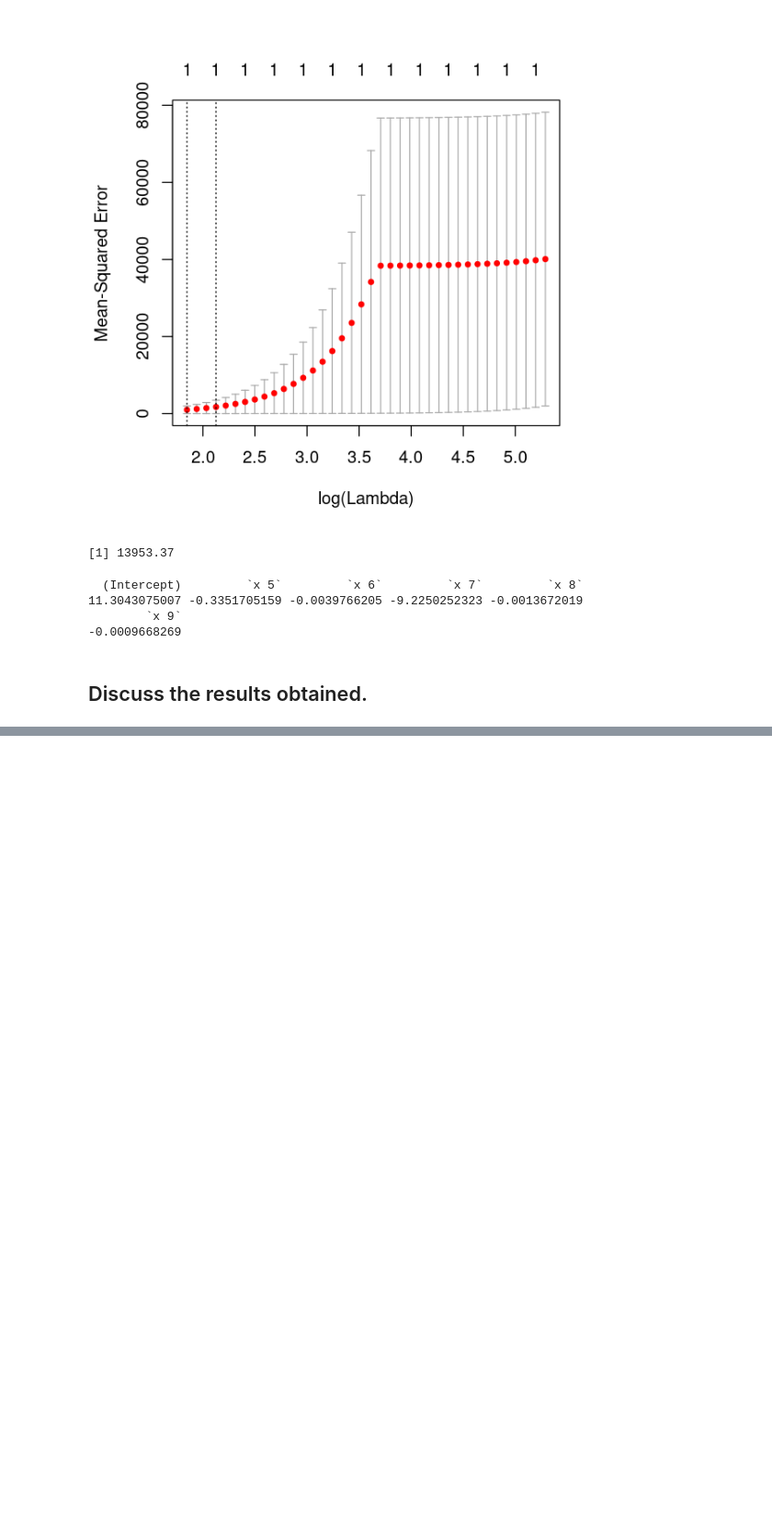
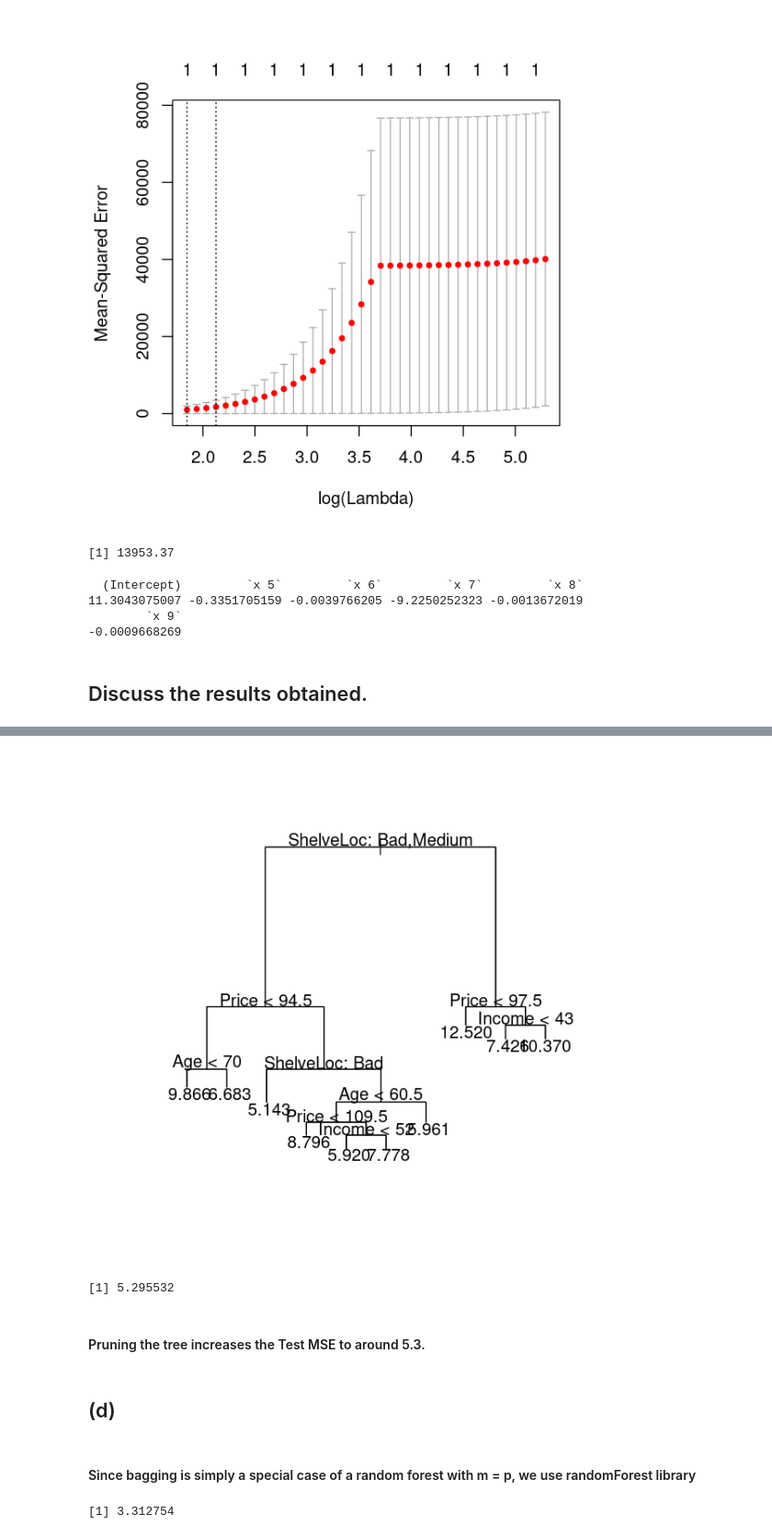
Before and after one commit to krohak/Statistical-Learning, a Jupyter notebook: A2/COMP3354 Statistical Learning - Assignment 2.ipynb, the cells around one changed output, grey strips where cells are left out. Shown at 92% size. Saved outputs shown, nothing was run; the diff lists cells and outputs as text; code cells hidden in the pictures; blank space fills up the shorter version.

```diff
--- a/A2/COMP3354 Statistical Learning - Assignment 2.ipynb
+++ b/A2/COMP3354 Statistical Learning - Assignment 2.ipynb
@@ -401,0 +463,17 @@ lasso.coef[lasso.coef!=0]
+# %%
+prune.carseats = prune.tree(tree.carseats, best = 9)
+plot(prune.carseats)
+text(prune.carseats, pretty = 0)
+# %% [output]
+[figure, added]
+# %%
+yhat = predict(prune.carseats, newdata = Carseats.test)
+mean((yhat - Carseats.test$Sales)^2)
+# %% [output]
+[1] 5.295532
+# %% [markdown]
+#### Pruning the tree increases the Test MSE to around 5.3.
+# %% [markdown]
+## (d)
+# %% [markdown]
+#### Since bagging is simply a special case of a random forest with m = p, we use randomForest library
@@ -401,0 +482,6 @@ lasso.coef[lasso.coef!=0]
+# %%
+bag.carseats = randomForest(Sales ~ ., data = Carseats.train, mtry = ncol(Carseats)-1, ntree = 500, importance = TRUE)
+yhat.bag = predict(bag.carseats, newdata = Carseats.test)
+mean((yhat.bag - Carseats.test$Sales)^2)
+# %% [output]
+[1] 3.312754
```
Also changed, not shown: parts of 26 cells of this notebook.
